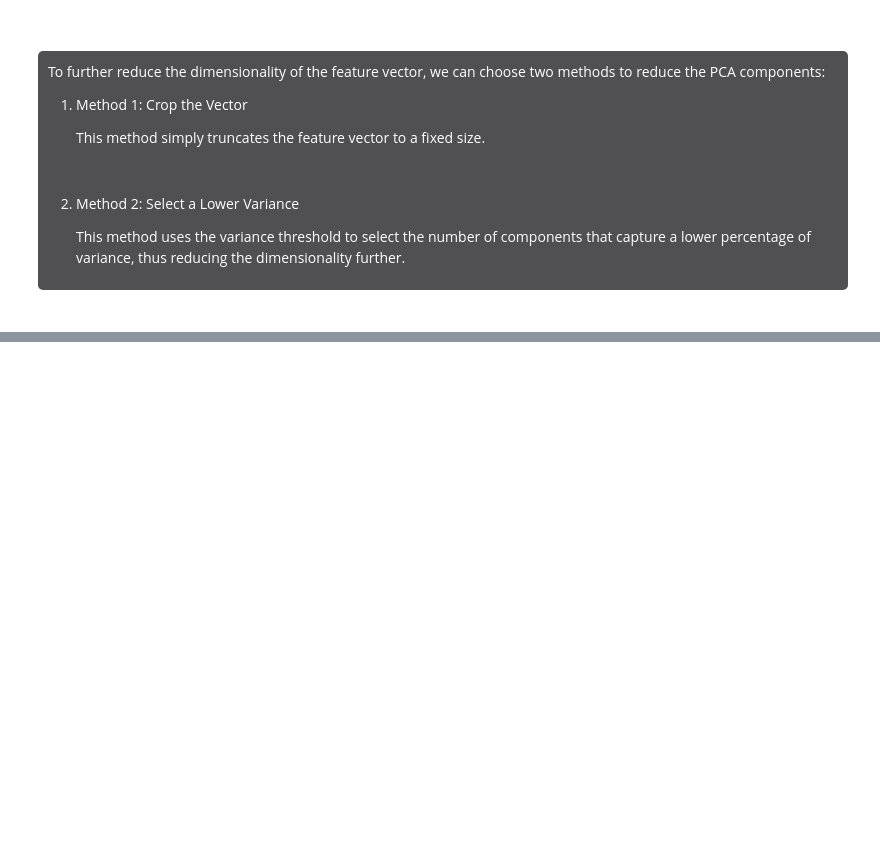
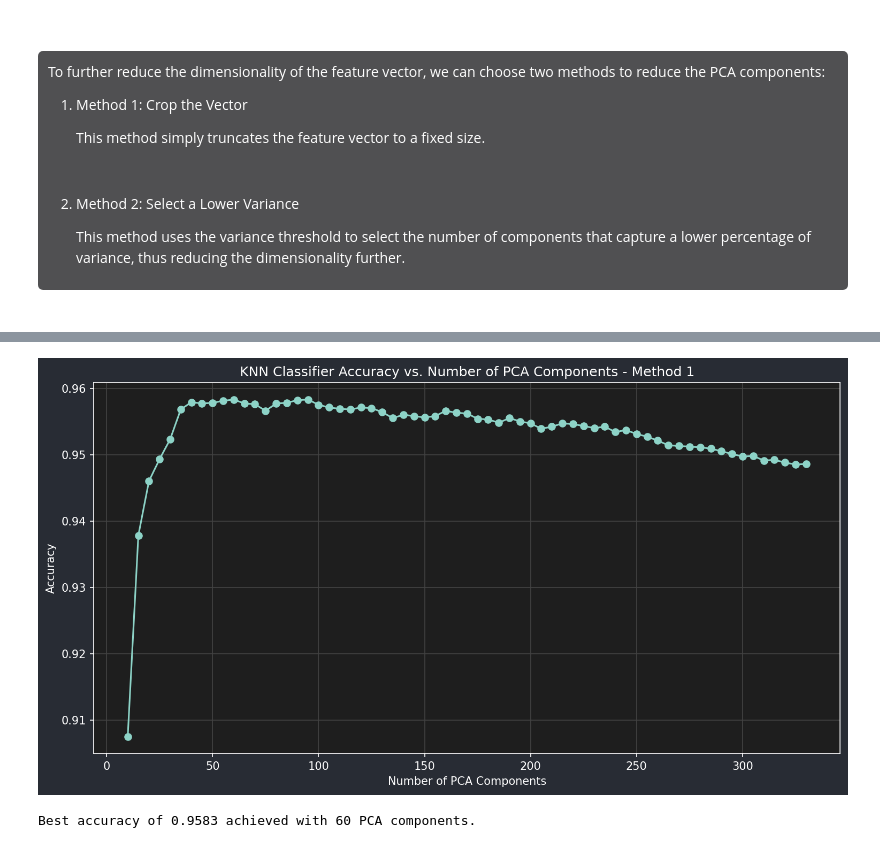
Before and after one commit to Gtortoretto/Quantum-Computing, a Jupyter notebook: 4. Quantum Machine Learning/0. QKNN/1. Classical KNN.ipynb, the cells around one changed output, grey strips where cells are left out. Drawn from its saved outputs; the diff is of its cells as text; code cells hidden in the pictures; blank space fills up the shorter version.

```diff
--- a/4. Quantum Machine Learning/0. QKNN/1. Classical KNN.ipynb
+++ b/4. Quantum Machine Learning/0. QKNN/1. Classical KNN.ipynb
@@ -309,0 +301,32 @@ To further reduce the dimensionality of the feature vector, we can choose two me
+# %%
+k = 5
+step_size = 5
+max_components = x_train_pca.shape[1]
+
+component_counts = range(10, max_components + 1, step_size)
+accuracies = []
+# %%
+total_start_time = time.time()
+
+for n_components in component_counts:
+
+    start_time = time.time()
+
+    x_train_subset = x_train_pca[:, :n_components]
+    x_test_subset = x_test_pca[:, :n_components]
+
+    knn = KNeighborsClassifier(n_neighbors=k, n_jobs=-1)
+
+    knn.fit(x_train_subset, y_train)
+
+    y_pred_subset = knn.predict(x_test_subset)
+
+    acc = accuracy_score(y_test, y_pred_subset)
+
+    end_time = time.time()
+
+    accuracies.append({"n_components": n_components, "accuracy": acc, "time_taken": end_time - start_time})
+
+total_end_time = time.time()
+
+print(f"\nTotal time taken: {total_end_time - total_start_time:.2f} seconds")
@@ -309,0 +335,4 @@ To further reduce the dimensionality of the feature vector, we can choose two me
+# %%
+df_accuracies = pd.DataFrame.from_records(accuracies)
+
+df_accuracies.head()
@@ -309,0 +346,16 @@ To further reduce the dimensionality of the feature vector, we can choose two me
+# %%
+plt.figure(figsize=(12, 6))
+plt.plot(df_accuracies['n_components'], df_accuracies['accuracy'], marker='o')
+plt.title('KNN Classifier Accuracy vs. Number of PCA Components - Method 1')
+plt.xlabel('Number of PCA Components')
+plt.ylabel('Accuracy')
+plt.grid()
+plt.show()
+# %% [output]
+[figure, added]
+# %%
+best_result = max(accuracies, key=lambda x: x['accuracy'])
+
+print(f"Best accuracy of {best_result['accuracy']:.4f} achieved with {best_result['n_components']} PCA components.")
+# %% [output]
+Best accuracy of 0.9583 achieved with 60 PCA components.
```
Also changed, not shown: parts of 39 cells of this notebook, 11 other files.
